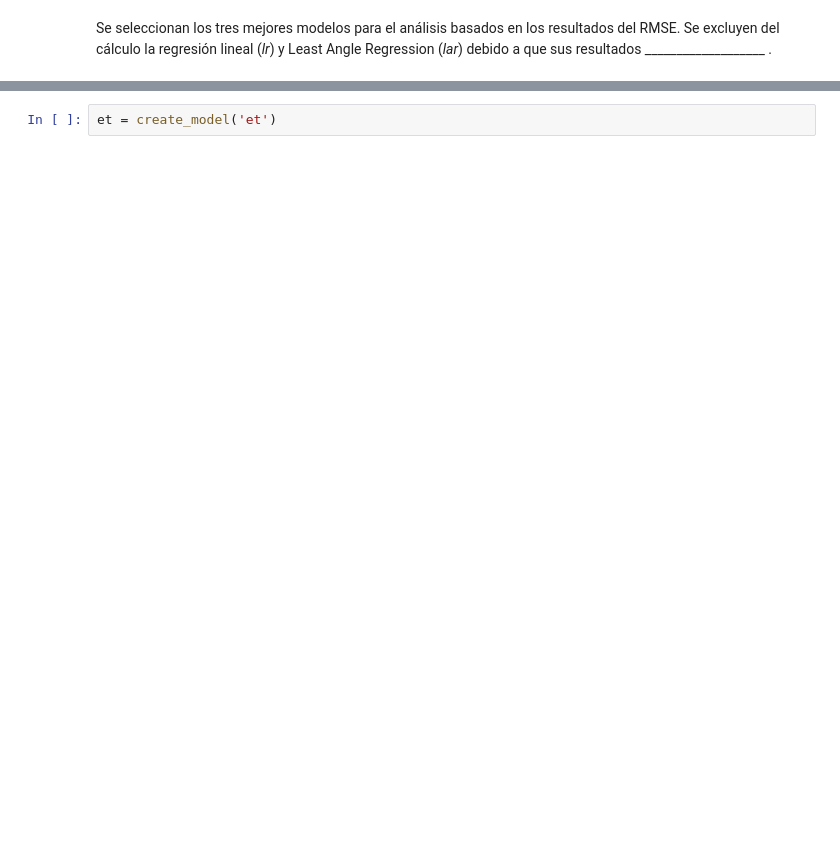
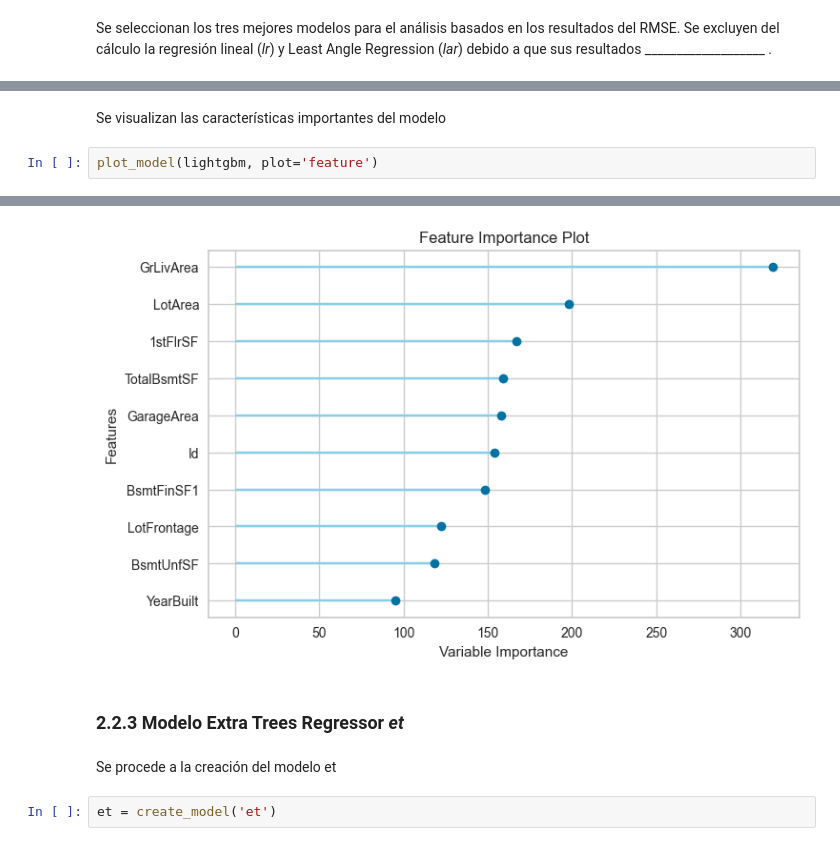
Before and after one commit to lpyo87/Product_development, a Jupyter notebook: Lab2/Lab2.ipynb, the cells around one changed output, grey strips where cells are left out. Saved outputs shown, nothing was run; the diff lists cells and outputs as text; blank space fills up the shorter version.

```diff
--- a/Lab2/Lab2.ipynb
+++ b/Lab2/Lab2.ipynb
@@ -139,0 +280,5 @@ lightgbm = create_model('lightgbm')
+# %% [markdown]
+Se visualizan las características importantes del modelo
+# %%
+plot_model(lightgbm, plot='feature')
+# %% [output]
@@ -140,3 +286,8 @@ lightgbm = create_model('lightgbm')
+[figure, added]
+# %% [markdown]
+### 2.2.3 Modelo Extra Trees Regressor *et*
+# %% [markdown]
+Se procede a la creación del modelo et
 # %%
 et = create_model('et')
 # %% [output]
```
Also changed, not shown: parts of 34 cells of this notebook.
